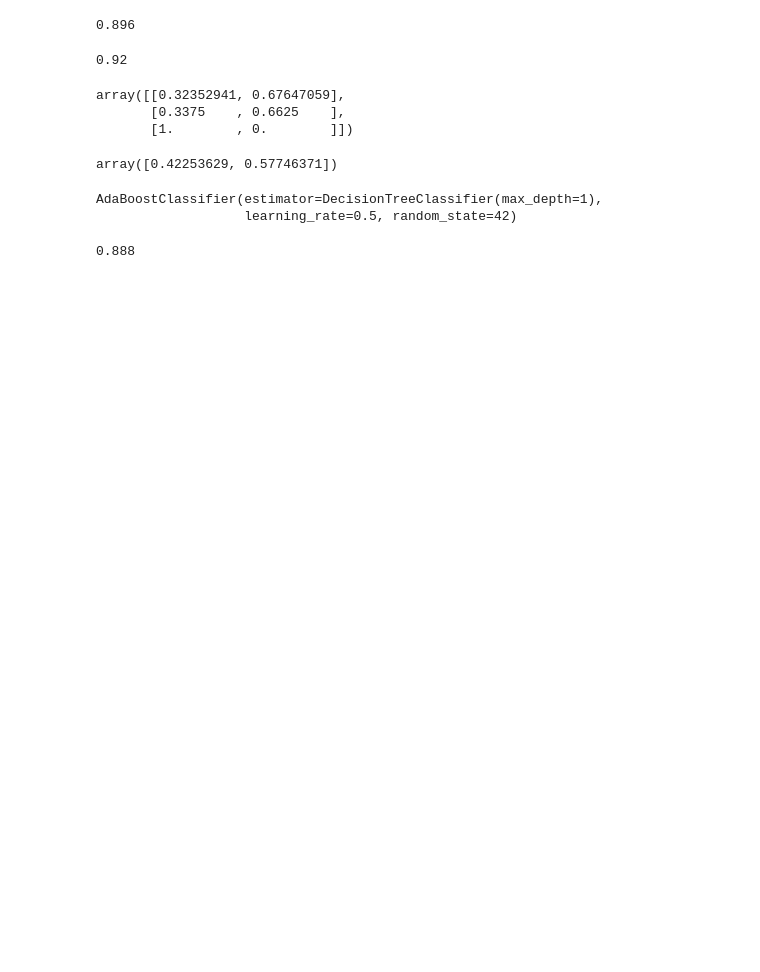
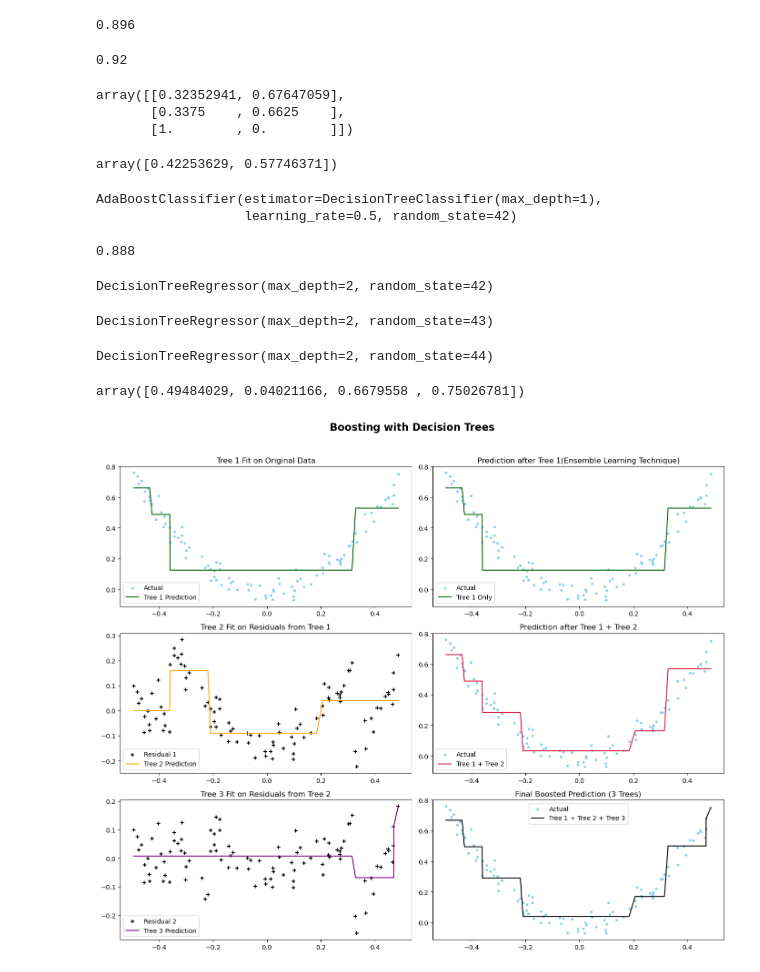
Before and after one commit to akshatkhatri/Machine_learning_playground, a Jupyter notebook: Chapter_7_geron/random_forests.ipynb, the cells around one changed output. Saved outputs shown, nothing was run; the diff lists cells and outputs as text; code cells hidden in the pictures; blank space fills up the shorter version.

Commit message:
Random_forests_till Gradient_boosting

```diff
--- a/Chapter_7_geron/random_forests.ipynb
+++ b/Chapter_7_geron/random_forests.ipynb
@@ -219,3 +219,77 @@ AdaBoostClassifier(estimator=DecisionTreeClassifier(max_depth=1),
 abc_clf.score(X_test,Y_test)
 # %% [output]
 0.888
+# %%
+import numpy as np
+from sklearn.tree import DecisionTreeRegressor
+
+np.random.seed(42)
+X = np.random.rand(100,1) - 0.5
+Y = 3 * X[:,0] ** 2 + 0.05 * np.random.randn(100)
+# %%
+tree_reg_1 = DecisionTreeRegressor(max_depth=2,random_state=42)
+tree_reg_1.fit(X,Y)
+# %% [output]
+DecisionTreeRegressor(max_depth=2, random_state=42)
+# %%
+y2 = Y - tree_reg_1.predict(X)
+tree_reg_2 = DecisionTreeRegressor(max_depth=2,random_state=43)
+tree_reg_2.fit(X,y2)
+# %% [output]
+DecisionTreeRegressor(max_depth=2, random_state=43)
+# %%
+y3 = y2 - tree_reg_2.predict(X)
+tree_reg_3 = DecisionTreeRegressor(max_depth=2,random_state=44)
+tree_reg_3.fit(X,y3)
+# %% [output]
+DecisionTreeRegressor(max_depth=2, random_state=44)
+# %%
+X_new = np.array([[-0.4],[0],[-11],[0.5]])
+sum(tree.predict(X_new) for tree in (tree_reg_1,tree_reg_2,tree_reg_3))
+# %% [output]
+array([0.49484029, 0.04021166, 0.6679558 , 0.75026781])
+# %%
+fig, axes = plt.subplots(3, 2, figsize=(14, 12))
+fig.suptitle("Boosting with Decision Trees", fontsize=16, weight='bold')
+
+X_sorted = np.sort(X, axis=0)
+
+axes[0][0].scatter(X, Y, color='skyblue', marker='.', label="Actual")
+Y_pred_sorted_1 = tree_reg_1.predict(X_sorted)
+axes[0][0].plot(X_sorted, Y_pred_sorted_1, color='darkgreen', label="Tree 1 Prediction")
+axes[0][0].set_title("Tree 1 Fit on Original Data")
+axes[0][0].legend()
+
+axes[1][0].scatter(X, y2, color='black', marker='+', label="Residual 1")
+Y_pred_sorted_2 = tree_reg_2.predict(X_sorted)
+axes[1][0].plot(X_sorted, Y_pred_sorted_2, color='orange', label="Tree 2 Prediction")
+axes[1][0].set_title("Tree 2 Fit on Residuals from Tree 1")
+axes[1][0].legend()
+
+axes[2][0].scatter(X, y3, color='black', marker='+', label="Residual 2")
+Y_pred_sorted_3 = tree_reg_3.predict(X_sorted)
+axes[2][0].plot(X_sorted, Y_pred_sorted_3, color='purple', label="Tree 3 Prediction")
+axes[2][0].set_title("Tree 3 Fit on Residuals from Tree 2")
+axes[2][0].legend()
+
+axes[0][1].scatter(X, Y, color='skyblue', marker='.', label="Actual")
+axes[0][1].plot(X_sorted, Y_pred_sorted_1, color='darkgreen', label="Tree 1 Only")
+axes[0][1].set_title("Prediction after Tree 1(Ensemble Learning Technique)")
+axes[0][1].legend()
+
+axes[1][1].scatter(X, Y, color='skyblue', marker='.', label="Actual")
+combined_pred_2 = Y_pred_sorted_1 + Y_pred_sorted_2
+axes[1][1].plot(X_sorted, combined_pred_2, color='crimson', label="Tree 1 + Tree 2")
+axes[1][1].set_title("Prediction after Tree 1 + Tree 2")
+axes[1][1].legend()
+
+axes[2][1].scatter(X, Y, color='skyblue', marker='.', label="Actual",alpha = 1)
+combined_pred_3 = combined_pred_2 + Y_pred_sorted_3
+axes[2][1].plot(X_sorted, combined_pred_3, color='black', label="Tree 1 + Tree 2 + Tree 3")
+axes[2][1].set_title("Final Boosted Prediction (3 Trees)")
+axes[2][1].legend()
+
+plt.tight_layout(rect=[0, 0, 1, 0.96])
+plt.show()
+# %% [output]
+[figure, added]
```
Also changed, not shown: parts of 6 cells of this notebook.
